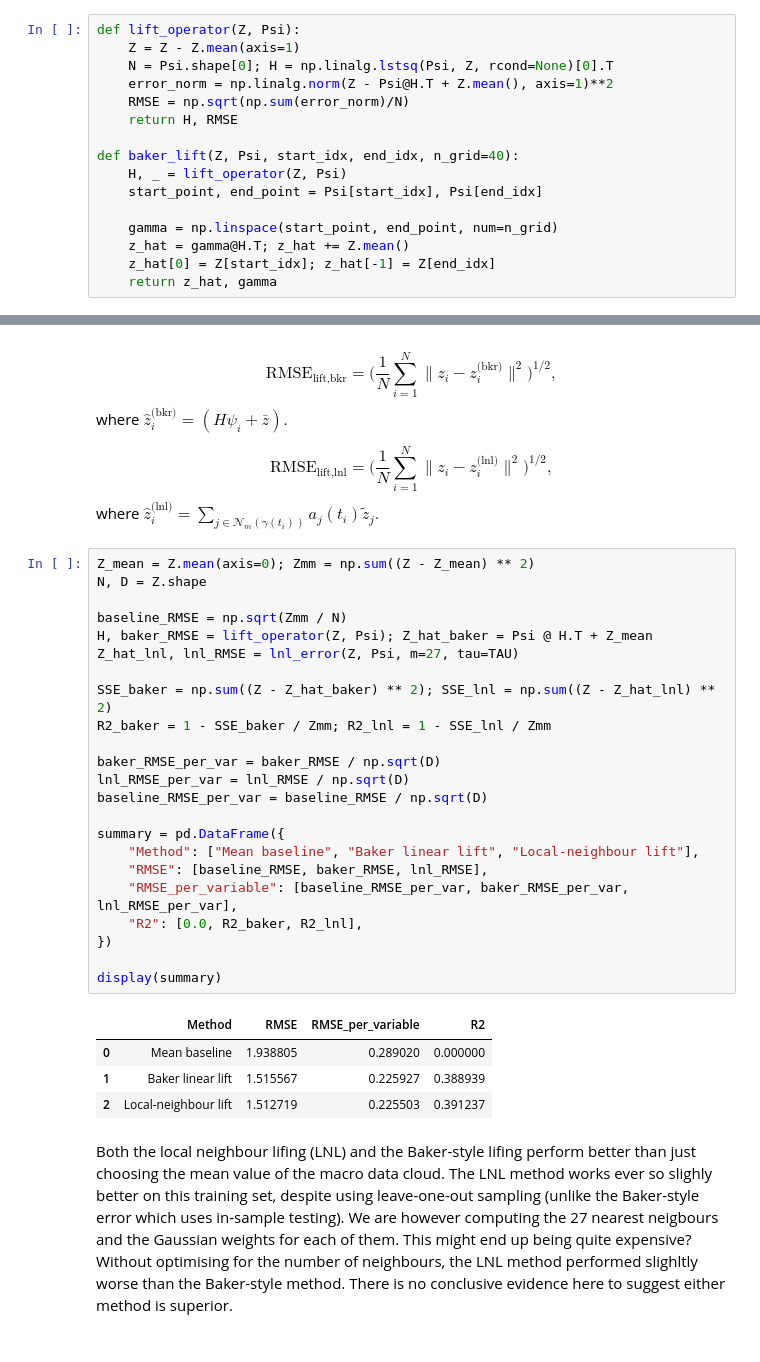
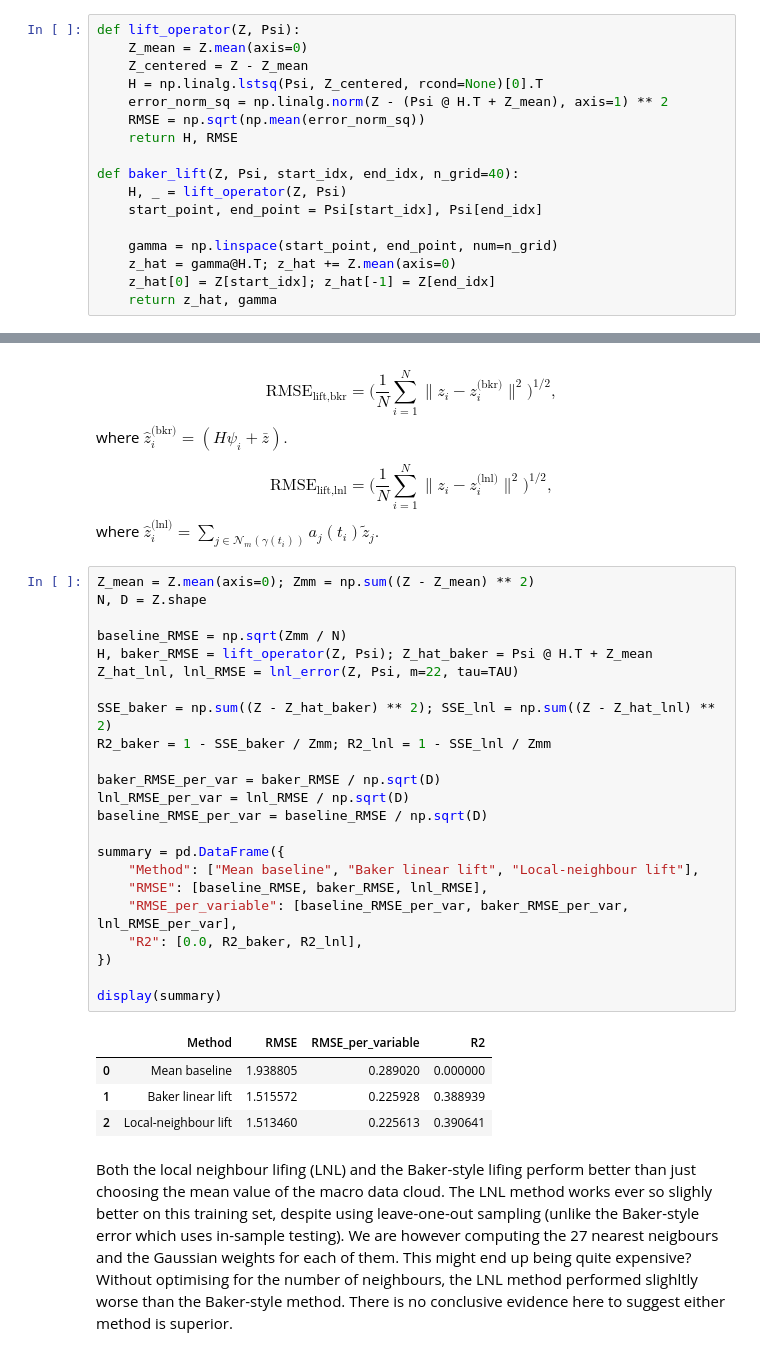
Before and after one commit to adamfowliee/JDKF_Starter, a Jupyter notebook: dissertation_brief/brief_phase5.ipynb, the cells around one changed output, grey strips where cells are left out. Cells and saved outputs as stored; diff of their text form.

```diff
--- a/dissertation_brief/brief_phase5.ipynb
+++ b/dissertation_brief/brief_phase5.ipynb
@@ -71,10 +71,11 @@ Now the Baker et al. style lift $\hat z(s) = \mathbf{H}\gamma (s)$
 In this form, there is no way for the least squares estimation to find an intercept so I centre the observations and add the mean back to the lifted coordinates
 # %%
 def lift_operator(Z, Psi):
-    Z = Z - Z.mean(axis=1)
-    N = Psi.shape[0]; H = np.linalg.lstsq(Psi, Z, rcond=None)[0].T
-    error_norm = np.linalg.norm(Z - Psi@H.T + Z.mean(), axis=1)**2
-    RMSE = np.sqrt(np.sum(error_norm)/N)
+    Z_mean = Z.mean(axis=0)
+    Z_centered = Z - Z_mean
+    H = np.linalg.lstsq(Psi, Z_centered, rcond=None)[0].T
+    error_norm_sq = np.linalg.norm(Z - (Psi @ H.T + Z_mean), axis=1) ** 2
+    RMSE = np.sqrt(np.mean(error_norm_sq))
     return H, RMSE
 
 def baker_lift(Z, Psi, start_idx, end_idx, n_grid=40):
@@ -82,7 +83,7 @@ def baker_lift(Z, Psi, start_idx, end_idx, n_grid=40):
     start_point, end_point = Psi[start_idx], Psi[end_idx]
 
     gamma = np.linspace(start_point, end_point, num=n_grid)
-    z_hat = gamma@H.T; z_hat += Z.mean()
+    z_hat = gamma@H.T; z_hat += Z.mean(axis=0)
     z_hat[0] = Z[start_idx]; z_hat[-1] = Z[end_idx]
     return z_hat, gamma
 # %% [markdown]
@@ -148,31 +150,31 @@ where $\hat z_i^\text{(lnl)} = \sum_{j\in\mathcal{N}_m(\gamma(t_i))}a_j(t_i)\til
 # %%
 Z_mean = Z.mean(axis=0); Zmm = np.sum((Z - Z_mean) ** 2)
 N, D = Z.shape
 
 baseline_RMSE = np.sqrt(Zmm / N)
 H, baker_RMSE = lift_operator(Z, Psi); Z_hat_baker = Psi @ H.T + Z_mean
-Z_hat_lnl, lnl_RMSE = lnl_error(Z, Psi, m=27, tau=TAU)
+Z_hat_lnl, lnl_RMSE = lnl_error(Z, Psi, m=22, tau=TAU)
 
 SSE_baker = np.sum((Z - Z_hat_baker) ** 2); SSE_lnl = np.sum((Z - Z_hat_lnl) ** 2)
 R2_baker = 1 - SSE_baker / Zmm; R2_lnl = 1 - SSE_lnl / Zmm
 
 baker_RMSE_per_var = baker_RMSE / np.sqrt(D)
 lnl_RMSE_per_var = lnl_RMSE / np.sqrt(D)
 baseline_RMSE_per_var = baseline_RMSE / np.sqrt(D)
 
 summary = pd.DataFrame({
     "Method": ["Mean baseline", "Baker linear lift", "Local-neighbour lift"],
     "RMSE": [baseline_RMSE, baker_RMSE, lnl_RMSE],
     "RMSE_per_variable": [baseline_RMSE_per_var, baker_RMSE_per_var, lnl_RMSE_per_var],
     "R2": [0.0, R2_baker, R2_lnl],
 })
 
 display(summary)
 # %% [output]
 |  | Method | RMSE | RMSE_per_variable | R2 |
 | 0 | Mean baseline | 1.938805 | 0.289020 | 0.000000 |
-| 1 | Baker linear lift | 1.515567 | 0.225927 | 0.388939 |
-| 2 | Local-neighbour lift | 1.512719 | 0.225503 | 0.391237 |
+| 1 | Baker linear lift | 1.515572 | 0.225928 | 0.388939 |
+| 2 | Local-neighbour lift | 1.513460 | 0.225613 | 0.390641 |
 # %% [markdown]
 Both the local neighbour lifing (LNL) and the Baker-style lifing perform better than just choosing the mean value of the macro data cloud. The LNL method works ever so slighly better on this training set, despite using leave-one-out sampling (unlike the Baker-style error which uses in-sample testing). We are however computing the 27 nearest neigbours and the Gaussian weights for each of them. This might end up being quite expensive? Without optimising for the number of neighbours, the LNL method performed slighltly worse than the Baker-style method. There is no conclusive evidence here to suggest either method is superior.
 
```
Also changed, not shown: parts of 2 cells of this notebook, 5 other files.
